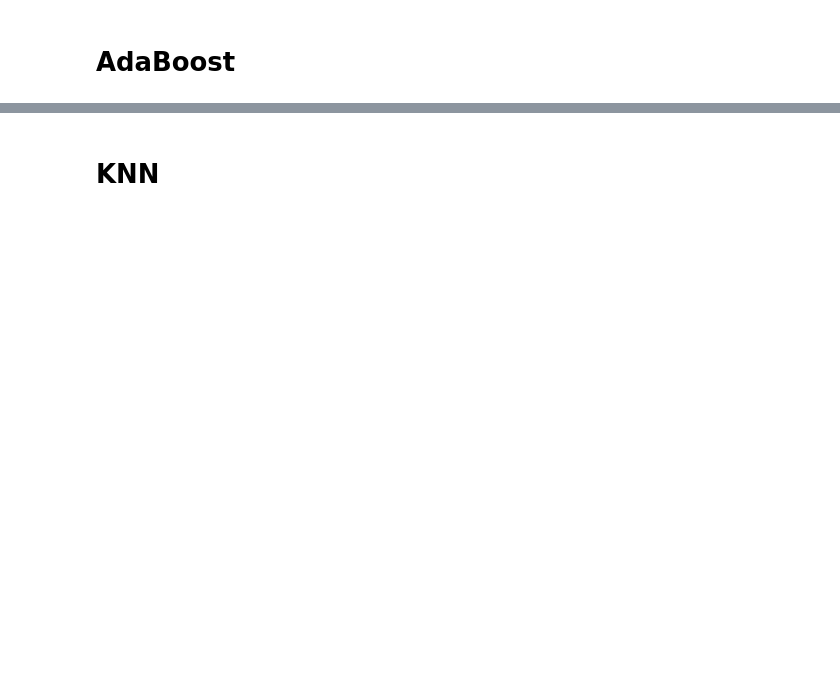
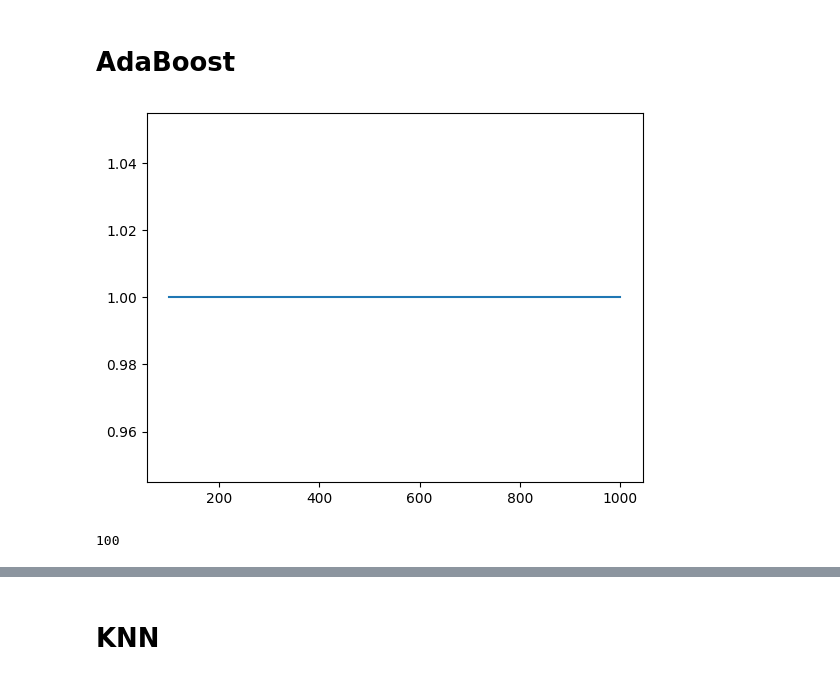
Before and after one commit to yousefkotp/MAGIC-Gamma-Telescope-Classification, a Jupyter notebook: notebook.ipynb, the cells around one changed output, grey strips where cells are left out. Drawn from its saved outputs; the diff is of its cells as text; code cells hidden in the pictures; blank space fills up the shorter version.

```diff
--- a/notebook.ipynb
+++ b/notebook.ipynb
@@ -57,2 +72,23 @@ plt.show()
 # %% [markdown]
 # AdaBoost
+# %%
+n_estimators = [100, 200, 300, 400, 500, 600, 700, 800, 900, 1000]
+greatestScore = 0
+greatestN = 0
+scores = []
+for n in n_estimators:
+    model = AdaBoostClassifier(n_estimators=n)
+    z = cross_val_score(model, x_train, y_train, cv=10)
+    scores.append(z.mean())
+    score = z.mean()
+    if score > greatestScore:
+        greatestScore = score
+        greatestN = n
+plt.plot(n_estimators,scores)
+plt.show()
+# %% [output]
+[figure, added]
+# %%
+greatestN
+# %% [output]
+100
```
Also changed, not shown: parts of 12 cells of this notebook.
